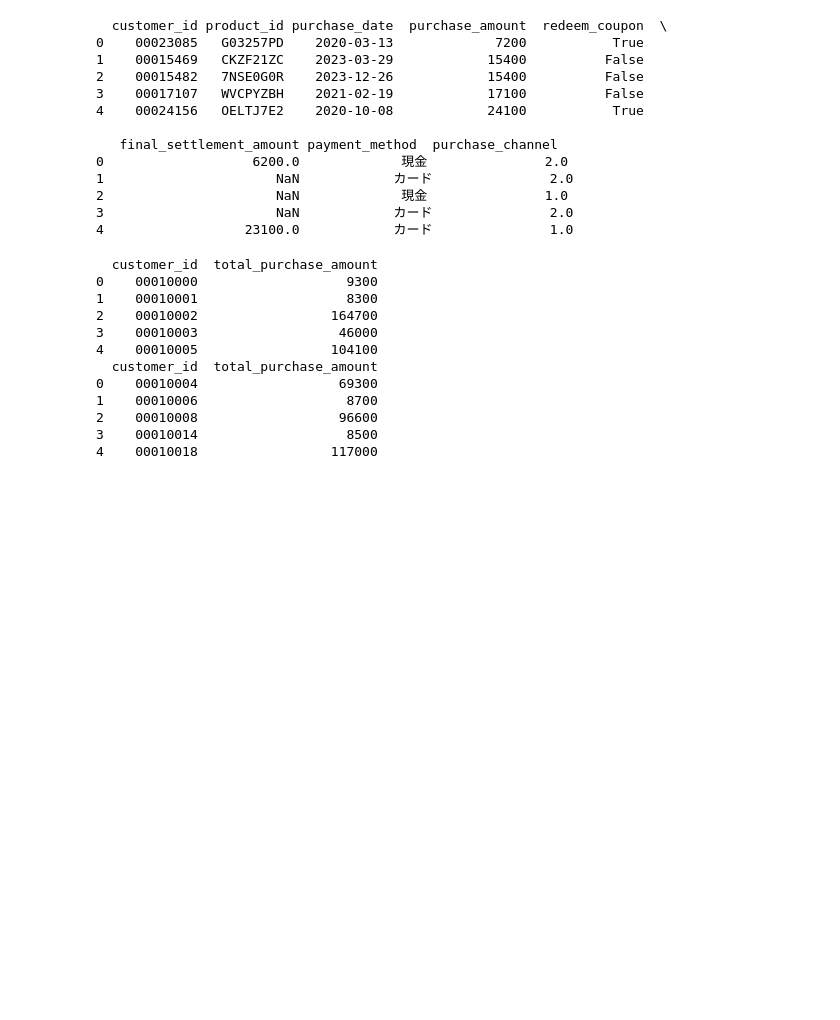
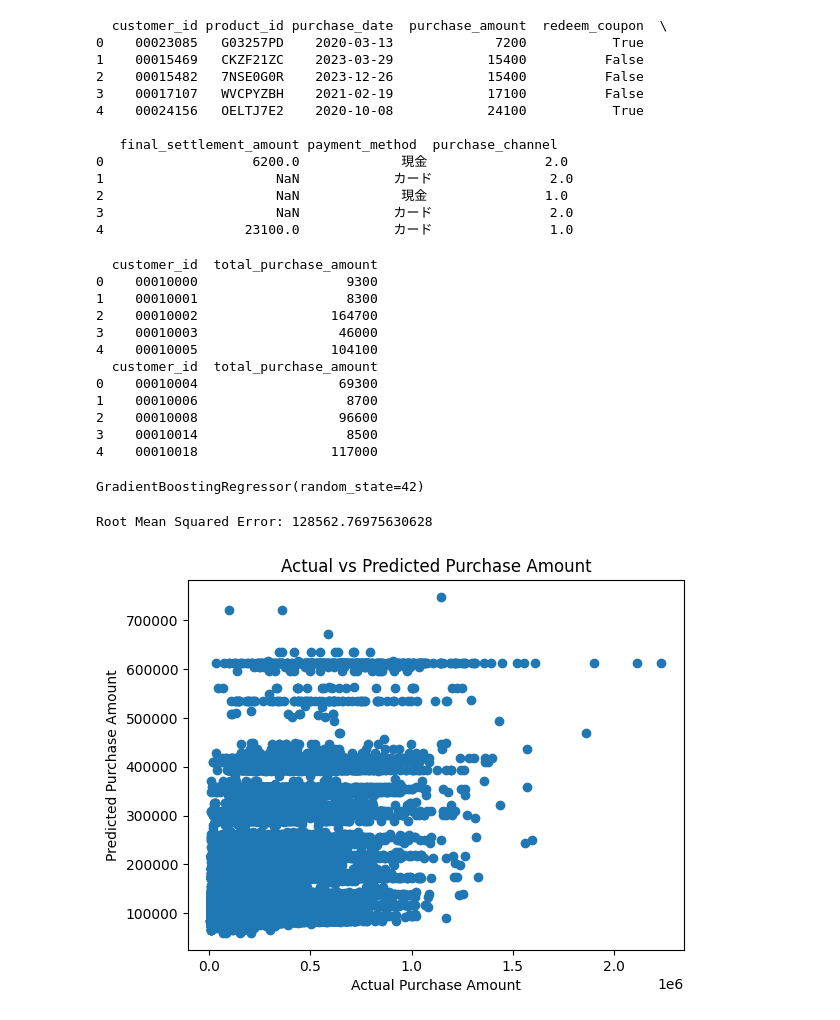
Before and after one commit to maton369/Data_Preprocessing_For_Data_Analyze, a Jupyter notebook: code/12_cloud_ml_pipeline.ipynb, the cells around one changed output. Drawn from its saved outputs; the diff is of its cells as text; code cells hidden in the pictures; blank space fills up the shorter version.

```diff
--- a/code/12_cloud_ml_pipeline.ipynb
+++ b/code/12_cloud_ml_pipeline.ipynb
@@ -163,3 +163,41 @@ print(test_data_agg.head())
 2    00010008                  96600
 3    00010014                   8500
 4    00010018                 117000
+# %%
+# 特徴量とターゲットの設定
+X_train = train_data_agg.drop(columns=["total_purchase_amount"])
+y_train = train_data_agg["total_purchase_amount"]
+X_test = test_data_agg.drop(columns=["total_purchase_amount"])
+y_test = test_data_agg["total_purchase_amount"]
+
+# モデルの定義
+model = GradientBoostingRegressor(
+    n_estimators=100, learning_rate=0.1, max_depth=3, random_state=42
+)
+
+# モデルの学習
+model.fit(X_train, y_train)
+# %% [output]
+GradientBoostingRegressor(random_state=42)
+# %%
+# 予測
+y_pred = model.predict(X_test)
+
+
+# モデル評価
+mse = mean_squared_error(y_test, y_pred)
+rmse = np.sqrt(mse)
+
+
+print(f"Root Mean Squared Error: {rmse}")
+# %% [output]
+Root Mean Squared Error: 128562.76975630628
+# %%
+# 結果の可視化
+plt.scatter(y_test, y_pred)
+plt.xlabel("Actual Purchase Amount")
+plt.ylabel("Predicted Purchase Amount")
+plt.title("Actual vs Predicted Purchase Amount")
+plt.show()
+# %% [output]
+[figure, added]
```
